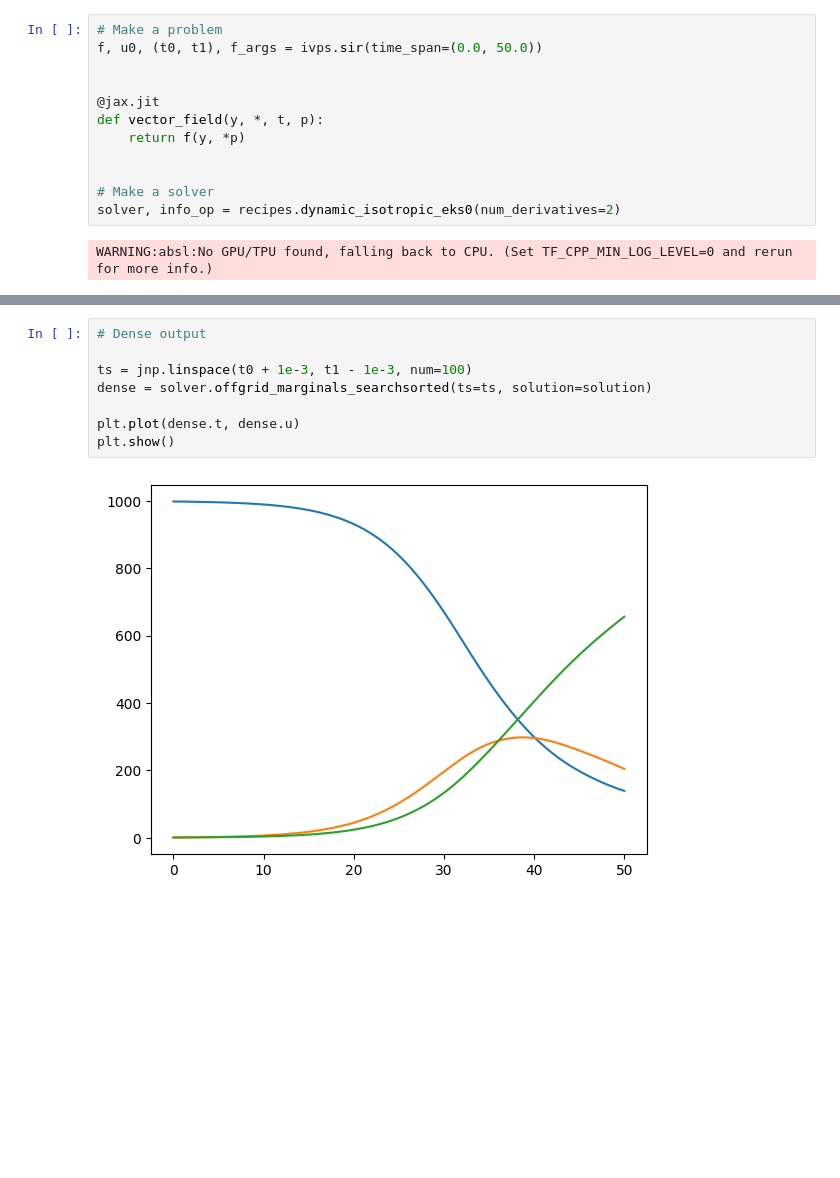
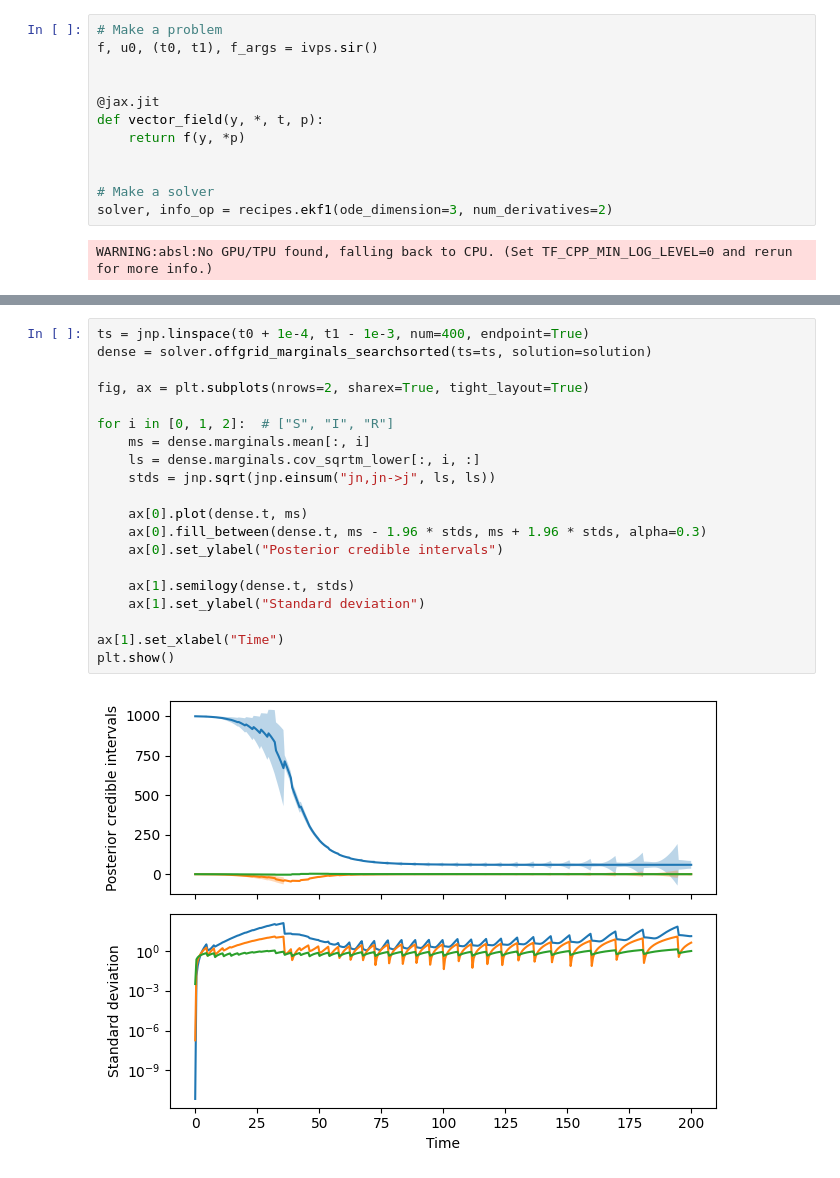
Before and after one commit to pnkraemer/probdiffeq, a Jupyter notebook: docs/examples/solution_object.ipynb, the cells around one changed output, grey strips where cells are left out. Cells and saved outputs as stored; diff of their text form; blank space fills up the shorter version.

```diff
--- a/docs/examples/solution_object.ipynb
+++ b/docs/examples/solution_object.ipynb
@@ -17,7 +18,7 @@ backend.select("jax")  # ivp examples in jax
 config.update("jax_enable_x64", True)
 # %%
 # Make a problem
-f, u0, (t0, t1), f_args = ivps.sir(time_span=(0.0, 50.0))
+f, u0, (t0, t1), f_args = ivps.sir()
 
 
 @jax.jit
@@ -26,7 +27,7 @@ def vector_field(y, *, t, p):
 
 
 # Make a solver
-solver, info_op = recipes.dynamic_isotropic_eks0(num_derivatives=2)
+solver, info_op = recipes.ekf1(ode_dimension=3, num_derivatives=2)
 # %% [output]
 WARNING:absl:No GPU/TPU found, falling back to CPU. (Set TF_CPP_MIN_LOG_LEVEL=0 and rerun for more info.)
 # %%
@@ -61,10 +91,22 @@ plt.show()
 # %%
-# Dense output
-
-ts = jnp.linspace(t0 + 1e-3, t1 - 1e-3, num=100)
+ts = jnp.linspace(t0 + 1e-4, t1 - 1e-3, num=400, endpoint=True)
 dense = solver.offgrid_marginals_searchsorted(ts=ts, solution=solution)
 
-plt.plot(dense.t, dense.u)
+fig, ax = plt.subplots(nrows=2, sharex=True, tight_layout=True)
+
+for i in [0, 1, 2]:  # ["S", "I", "R"]
+    ms = dense.marginals.mean[:, i]
+    ls = dense.marginals.cov_sqrtm_lower[:, i, :]
+    stds = jnp.sqrt(jnp.einsum("jn,jn->j", ls, ls))
+
+    ax[0].plot(dense.t, ms)
+    ax[0].fill_between(dense.t, ms - 1.96 * stds, ms + 1.96 * stds, alpha=0.3)
+    ax[0].set_ylabel("Posterior credible intervals")
+
+    ax[1].semilogy(dense.t, stds)
+    ax[1].set_ylabel("Standard deviation")
+
+ax[1].set_xlabel("Time")
 plt.show()
 # %% [output]
-[figure, old version]
+[figure, new version]
```
Also changed, not shown: parts of 11 cells of this notebook, 2 other files.
